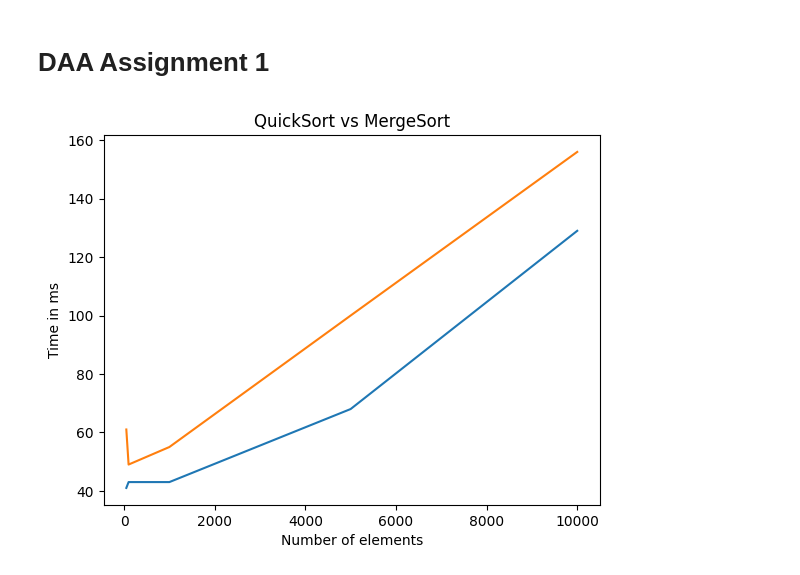
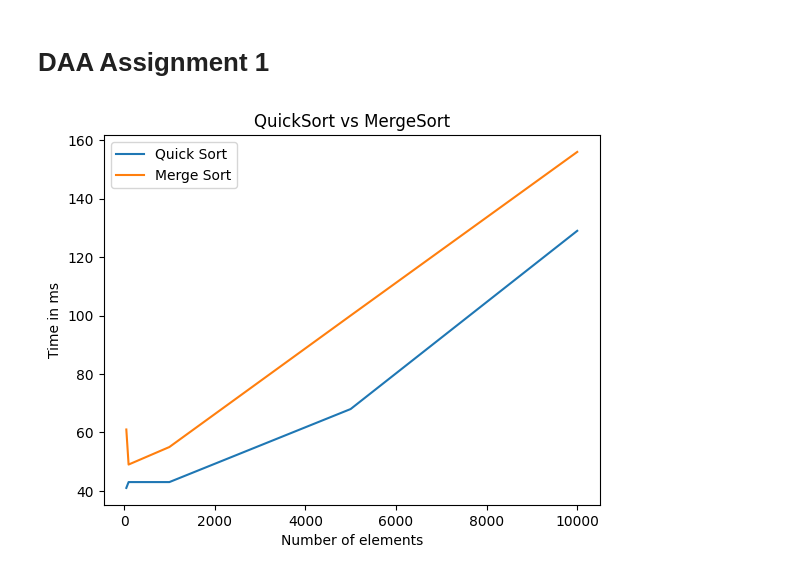
Before and after one commit to siddh34/Notes, a Jupyter notebook: Third Year Sem 2/Assignments/visualization.ipynb, the cells around one changed output. Drawn from its saved outputs; the diff is of its cells as text; code cells hidden in the pictures.

```diff
--- a/Third Year Sem 2/Assignments/visualization.ipynb
+++ b/Third Year Sem 2/Assignments/visualization.ipynb
@@ -11,9 +11,10 @@ elements = [50,100,1000,5000,10000]
 # %%
 plt.title("QuickSort vs MergeSort")
 plt.plot(elements,QuickSortDF.Time)
 plt.plot(elements,MergeSortDF.Time)
 plt.xlabel("Number of elements")
 plt.ylabel("Time in ms")
+plt.legend(["Quick Sort", "Merge Sort"])
 plt.show()
 # %% [output]
-[figure, old version]
+[figure, new version]
```
Also changed, not shown: 21 other files.
